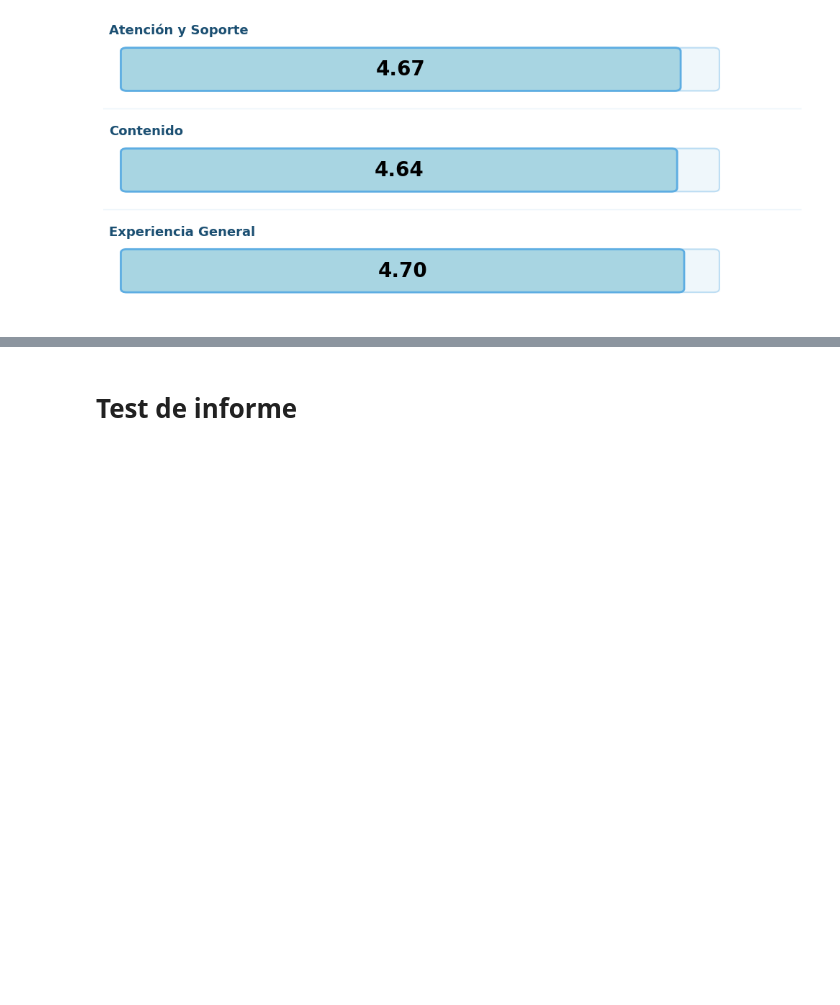
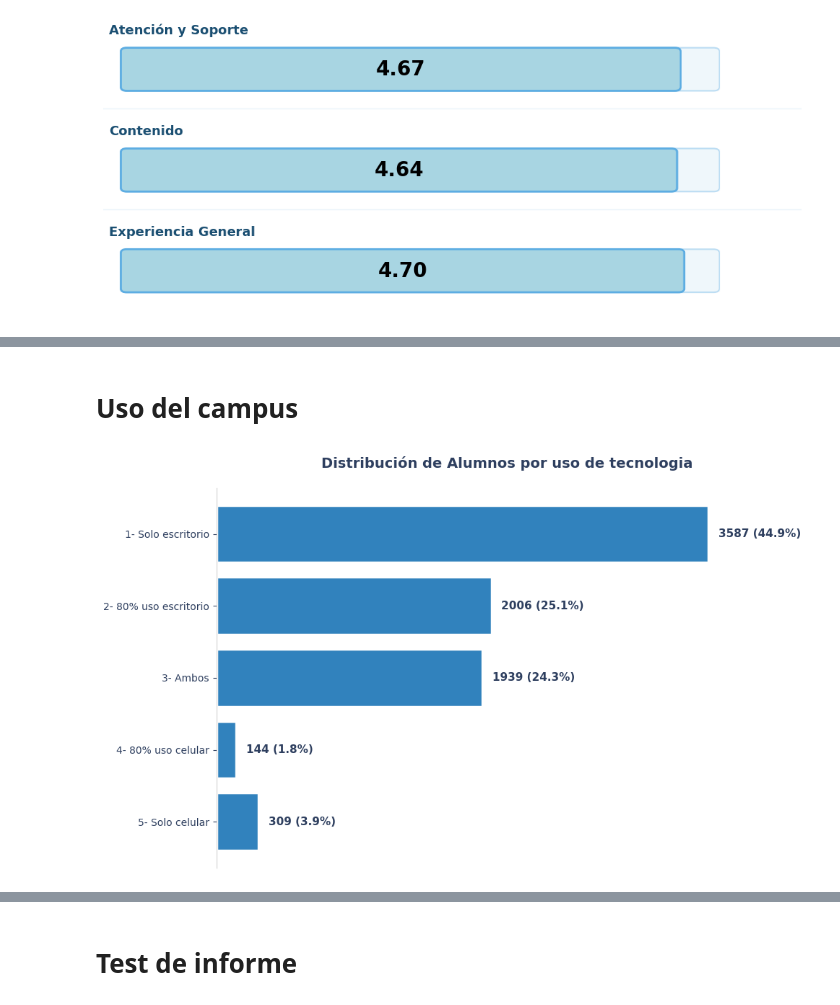
Before and after one commit to Crack-The-Code-Data/Resumen-automatico-de-cierre-de-proyectos, a Jupyter notebook: Notebook.ipynb, the cells around one changed output, grey strips where cells are left out. Saved outputs shown, nothing was run; the diff lists cells and outputs as text; code cells hidden in the pictures; blank space fills up the shorter version.

```diff
--- a/Notebook.ipynb
+++ b/Notebook.ipynb
@@ -2546,3 +2560,27 @@ fig_satisfaccion_planestudio_IE=crear_gauge_barras(
+# %% [markdown]
+# Uso del campus
+# %%
+dist_dispositivo=df_alumnos.groupby('dispositivo')['id'].nunique().reset_index()
+dist_dispositivo.columns =  ['Dispositivo', 'Estudiantes']
+dist_dispositivo['% del total'] = (dist_dispositivo['Estudiantes'] / dist_dispositivo['Estudiantes'].sum()*100).round(1)
+dist_dispositivo=dist_dispositivo.sort_values('Dispositivo')
+
+fig_dispositivo = crear_grafico_distribucion(
+    df_distribucion=dist_dispositivo,
+    col_categoria='Dispositivo',
+    col_cantidad='Estudiantes',
+    titulo_grafico='Distribución de Alumnos por uso de tecnologia',
+    label_y='',
+    colormap='#3182bd'
+)
+
+biblioteca['Campus'].append({
+    'name': 'distribucion_por_dispositivo',
+    'fig': fig_dispositivo,
+    'df': dist_dispositivo
+})
+# %% [output]
+[figure, added]
 # %%
 # Mostrar estructura de la biblioteca
 print("📚 ESTRUCTURA COMPLETA DE LA BIBLIOTECA\n")
```
Also changed, not shown: parts of 28 cells of this notebook, 7 other files.
